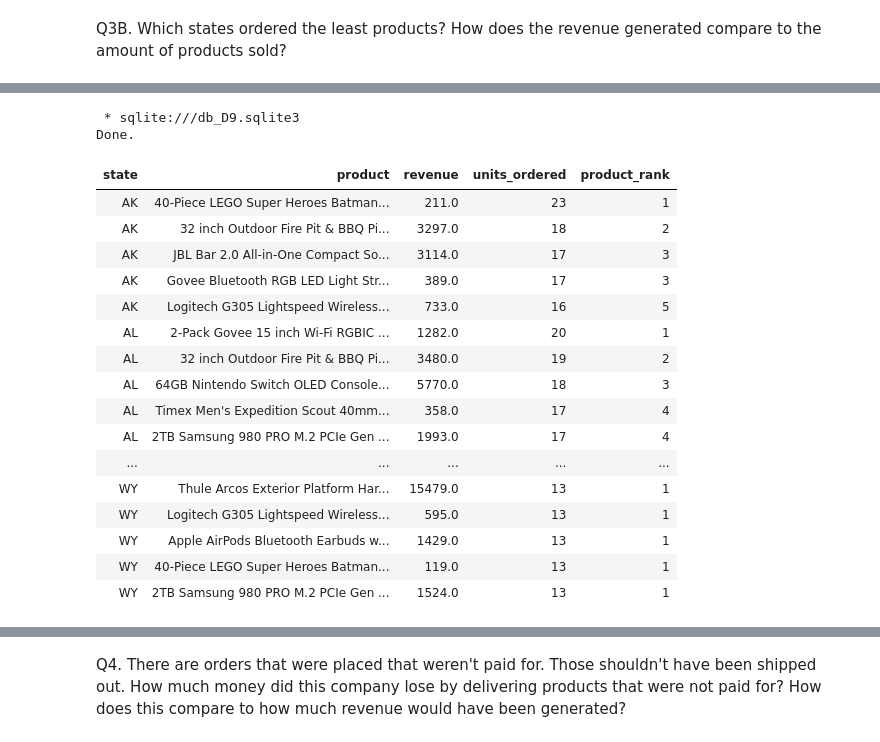
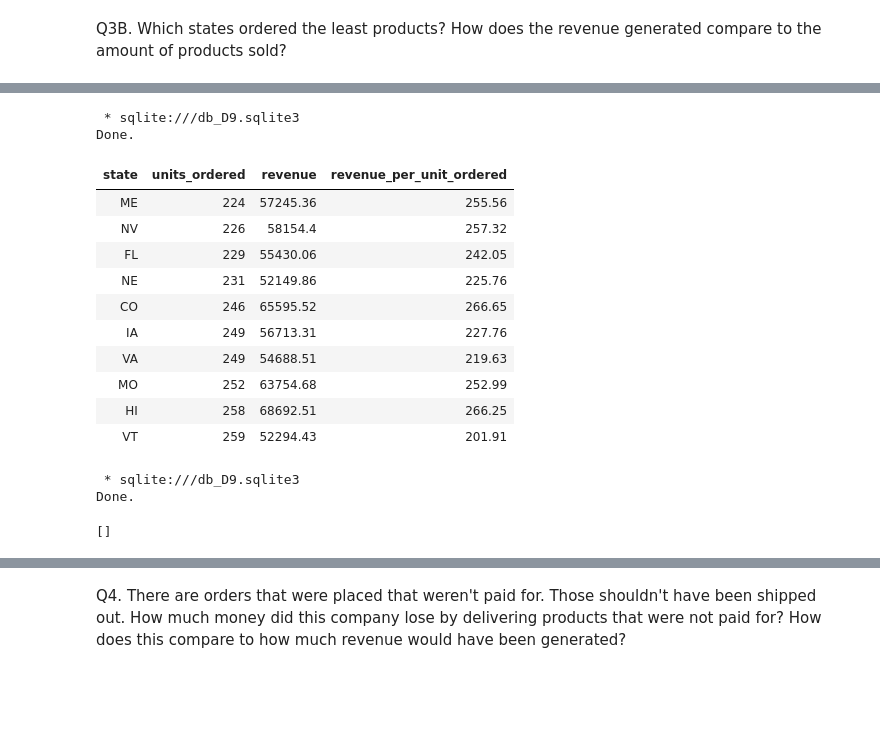
Before and after one commit to Jmo-101/Eks_commerce_app, a Jupyter notebook: data_engineer/D9_queries.ipynb, the cells around one changed output, grey strips where cells are left out. Saved outputs shown, nothing was run; the diff lists cells and outputs as text; code cells hidden in the pictures; blank space fills up the shorter version.

```diff
--- a/data_engineer/D9_queries.ipynb
+++ b/data_engineer/D9_queries.ipynb
@@ -822,8 +837,28 @@ Done.
+# %%
+%%sql
+
+SELECT *
+FROM view_q3b_bottom_10_states;
+# %% [output]
+ * sqlite:///db_D9.sqlite3
+Done.
+| state | units_ordered | revenue | revenue_per_unit_ordered |
+| ME | 224 | 57245.36 | 255.56 |
+| NV | 226 | 58154.4 | 257.32 |
+| FL | 229 | 55430.06 | 242.05 |
+| NE | 231 | 52149.86 | 225.76 |
+| CO | 246 | 65595.52 | 266.65 |
+| IA | 249 | 56713.31 | 227.76 |
+| VA | 249 | 54688.51 | 219.63 |
+| MO | 252 | 63754.68 | 252.99 |
+| HI | 258 | 68692.51 | 266.25 |
+| VT | 259 | 52294.43 | 201.91 |
 # %%
 Q3C.  What were the top 5 products sold in each of those states? (Answer should include all states)
 # %%
 %%sql
 
+CREATE VIEW view_q3c_top_5_product_per_state AS
 WITH RankedProducts AS (
     SELECT
         state,
@@ -850,20 +885,4 @@ WHERE
 # %% [output]
  * sqlite:///db_D9.sqlite3
 Done.
-| state | product | revenue | units_ordered | product_rank |
-| AK | 40-Piece LEGO Super Heroes Batman... | 211.0 | 23 | 1 |
-| AK | 32 inch Outdoor Fire Pit & BBQ Pi... | 3297.0 | 18 | 2 |
-| AK | JBL Bar 2.0 All-in-One Compact So... | 3114.0 | 17 | 3 |
-| AK | Govee Bluetooth RGB LED Light Str... | 389.0 | 17 | 3 |
-| AK | Logitech G305 Lightspeed Wireless... | 733.0 | 16 | 5 |
-| AL | 2-Pack Govee 15 inch Wi-Fi RGBIC ... | 1282.0 | 20 | 1 |
-| AL | 32 inch Outdoor Fire Pit & BBQ Pi... | 3480.0 | 19 | 2 |
-| AL | 64GB Nintendo Switch OLED Console... | 5770.0 | 18 | 3 |
-| AL | Timex Men's Expedition Scout 40mm... | 358.0 | 17 | 4 |
-| AL | 2TB Samsung 980 PRO M.2 PCIe Gen ... | 1993.0 | 17 | 4 |
-| ... | ... | ... | ... | ... |
-| WY | Thule Arcos Exterior Platform Har... | 15479.0 | 13 | 1 |
-| WY | Logitech G305 Lightspeed Wireless... | 595.0 | 13 | 1 |
-| WY | Apple AirPods Bluetooth Earbuds w... | 1429.0 | 13 | 1 |
-| WY | 40-Piece LEGO Super Heroes Batman... | 119.0 | 13 | 1 |
-| WY | 2TB Samsung 980 PRO M.2 PCIe Gen ... | 1524.0 | 13 | 1 |
+[]
```
Also changed, not shown: parts of 13 cells of this notebook, 7 other files.
